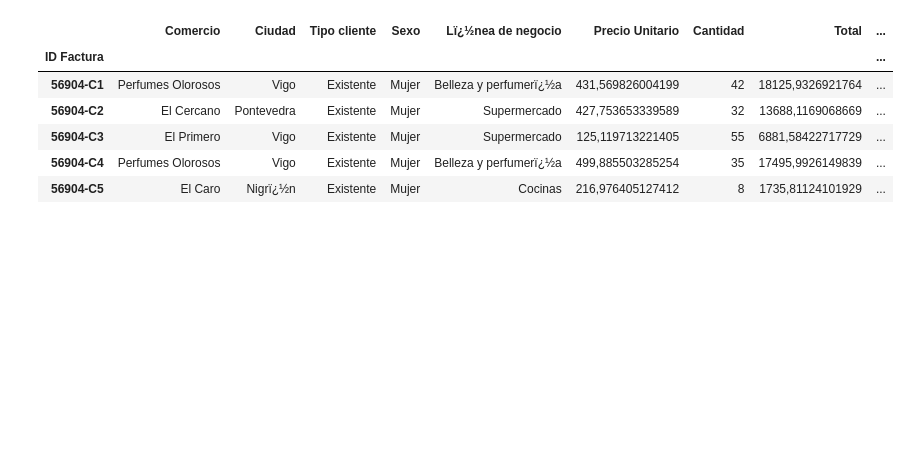
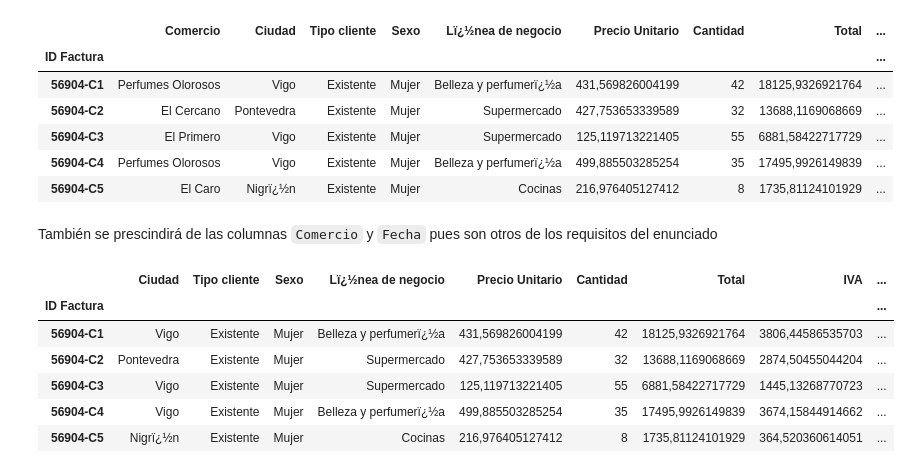
Before and after one commit to Angelmbx/Sistemas-Big-Data, a Jupyter notebook: p3/MirandaBlanco.ipynb, the cells around one changed output. Cells and saved outputs as stored; diff of their text form; code cells hidden in the pictures; blank space fills up the shorter version.

Commit message:
Columnas eliminadas

```diff
--- a/p3/MirandaBlanco.ipynb
+++ b/p3/MirandaBlanco.ipynb
@@ -48,7 +48,7 @@ import pymysql
 
 conn = pymysql.connect( user = "admin",
                        password = "abc123",
-                       host = "172.19.0.3",
+                       host = "172.18.0.2",
                        db = "bbdd")
 
 query = "select * from DIRECCIONES;"
@@ -95,6 +97,5 @@ df_completo
 # %%
-# Dado que hay multiples registros con el mismo ID_Pedido, elimino dicha columna
-#df_completo = df_completo.drop(columns = ['ID_Pedido', 'ID_pedido'])
+df_completo = df_completo.drop(columns = ['ID_Pedido', 'ID_pedido'])
 df_completo.set_index("ID Factura", inplace = True)
 df_completo.head()
 # %% [output]
@@ -105,3 +106,16 @@ df_completo.head()
 | 56904-C3 | El Primero | Vigo | Existente | Mujer | Supermercado | 125,119713221405 | 55 | 6881,58422717729 | ... |
 | 56904-C4 | Perfumes Olorosos | Vigo | Existente | Mujer | Belleza y perfumerï¿½a | 499,885503285254 | 35 | 17495,9926149839 | ... |
 | 56904-C5 | El Caro | Nigrï¿½n | Existente | Mujer | Cocinas | 216,976405127412 | 8 | 1735,81124101929 | ... |
+# %% [markdown]
+También se prescindirá de las columnas `Comercio` y `Fecha` pues son otros de los requisitos del enunciado
+# %%
+df_completo = df_completo.drop(columns = ['Comercio', 'Fecha'])
+df_completo.head()
+# %% [output]
+|  | Ciudad | Tipo cliente | Sexo | Lï¿½nea de negocio | Precio Unitario | Cantidad | Total | IVA | ... |
+| ID Factura |  |  |  |  |  |  |  |  | ... |
+| 56904-C1 | Vigo | Existente | Mujer | Belleza y perfumerï¿½a | 431,569826004199 | 42 | 18125,9326921764 | 3806,44586535703 | ... |
+| 56904-C2 | Pontevedra | Existente | Mujer | Supermercado | 427,753653339589 | 32 | 13688,1169068669 | 2874,50455044204 | ... |
+| 56904-C3 | Vigo | Existente | Mujer | Supermercado | 125,119713221405 | 55 | 6881,58422717729 | 1445,13268770723 | ... |
+| 56904-C4 | Vigo | Existente | Mujer | Belleza y perfumerï¿½a | 499,885503285254 | 35 | 17495,9926149839 | 3674,15844914662 | ... |
+| 56904-C5 | Nigrï¿½n | Existente | Mujer | Cocinas | 216,976405127412 | 8 | 1735,81124101929 | 364,520360614051 | ... |
```
Also changed, not shown: parts of 1 cell of this notebook.
